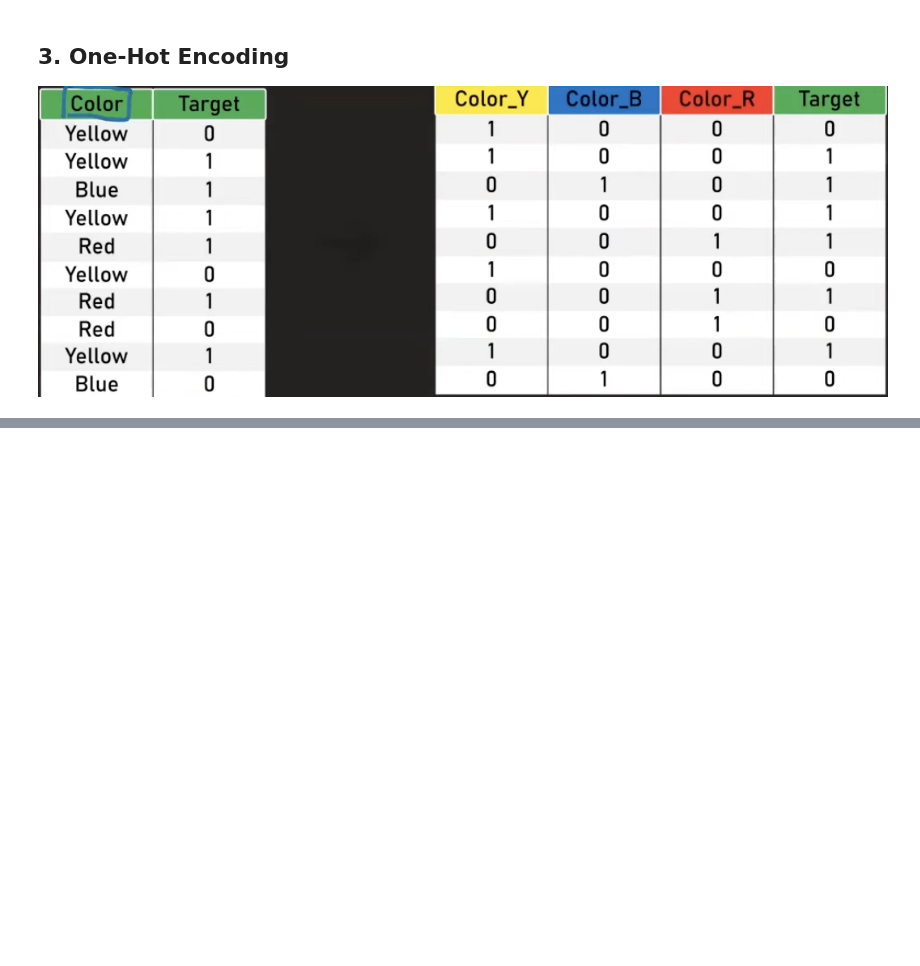
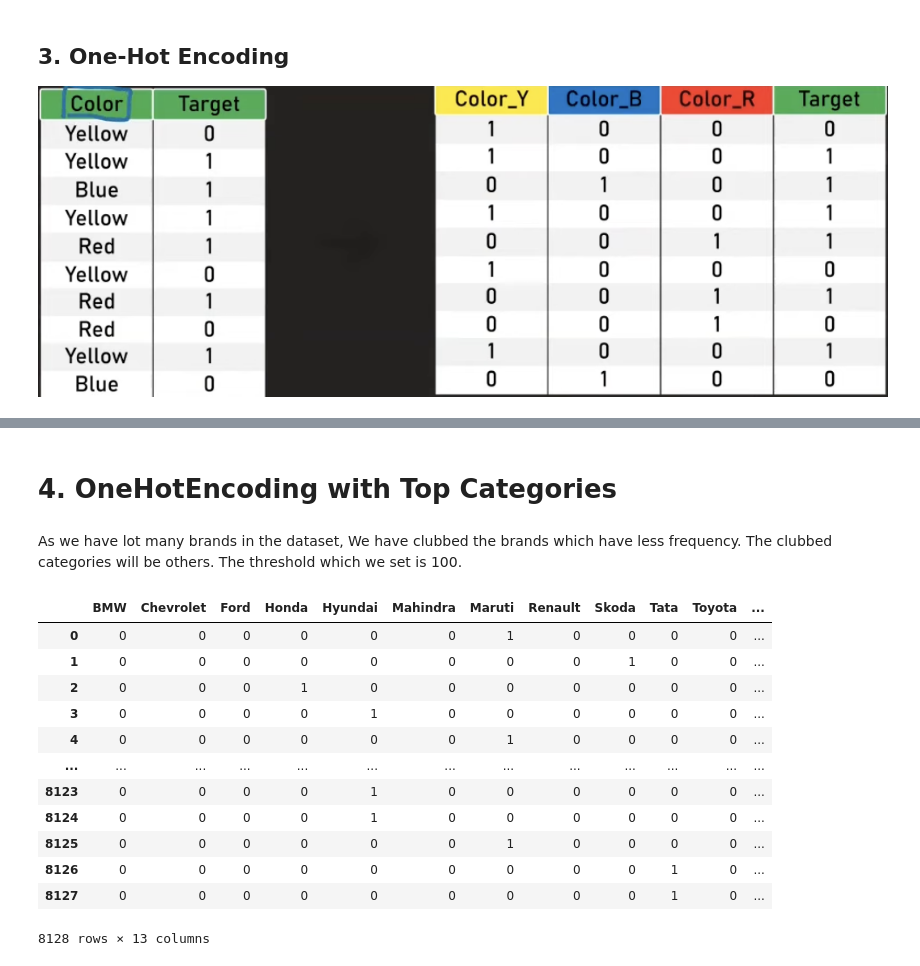
Before and after one commit to MitVinay/Machine-Learning, a Jupyter notebook: Feature-Engineering/Feature-transformation/Encoding-Categorical-Data/Encoding_Categorical_data.ipynb, the cells around one changed output, grey strips where cells are left out. Drawn from its saved outputs; the diff is of its cells as text; code cells hidden in the pictures; blank space fills up the shorter version.

```diff
--- a/Feature-Engineering/Feature-transformation/Encoding-Categorical-Data/Encoding_Categorical_data.ipynb
+++ b/Feature-Engineering/Feature-transformation/Encoding-Categorical-Data/Encoding_Categorical_data.ipynb
@@ -238,0 +335,6 @@ df2.shape
+# %% [markdown]
+# 4. OneHotEncoding with Top Categories
+# %%
+counts = df['brand'].value_counts()
+# %% [markdown]
+As we have lot many brands in the dataset, We have clubbed the brands which have less frequency. The clubbed categories will be others. The threshold which we set is 100.
@@ -238,0 +343,18 @@ df2.shape
+# %%
+repl = counts[counts <= 100].index
+# %%
+pd.get_dummies(df['brand'].replace(repl, 'uncommon')).astype(int)
+# %% [output]
+|  | BMW | Chevrolet | Ford | Honda | Hyundai | Mahindra | Maruti | Renault | Skoda | Tata | Toyota | ... |
+| 0 | 0 | 0 | 0 | 0 | 0 | 0 | 1 | 0 | 0 | 0 | 0 | ... |
+| 1 | 0 | 0 | 0 | 0 | 0 | 0 | 0 | 0 | 1 | 0 | 0 | ... |
+| 2 | 0 | 0 | 0 | 1 | 0 | 0 | 0 | 0 | 0 | 0 | 0 | ... |
+| 3 | 0 | 0 | 0 | 0 | 1 | 0 | 0 | 0 | 0 | 0 | 0 | ... |
+| 4 | 0 | 0 | 0 | 0 | 0 | 0 | 1 | 0 | 0 | 0 | 0 | ... |
+| ... | ... | ... | ... | ... | ... | ... | ... | ... | ... | ... | ... | ... |
+| 8123 | 0 | 0 | 0 | 0 | 1 | 0 | 0 | 0 | 0 | 0 | 0 | ... |
+| 8124 | 0 | 0 | 0 | 0 | 1 | 0 | 0 | 0 | 0 | 0 | 0 | ... |
+| 8125 | 0 | 0 | 0 | 0 | 0 | 0 | 1 | 0 | 0 | 0 | 0 | ... |
+| 8126 | 0 | 0 | 0 | 0 | 0 | 0 | 0 | 0 | 0 | 1 | 0 | ... |
+| 8127 | 0 | 0 | 0 | 0 | 0 | 0 | 0 | 0 | 0 | 1 | 0 | ... |
+8128 rows × 13 columns
```
Also changed, not shown: parts of 48 cells of this notebook.
